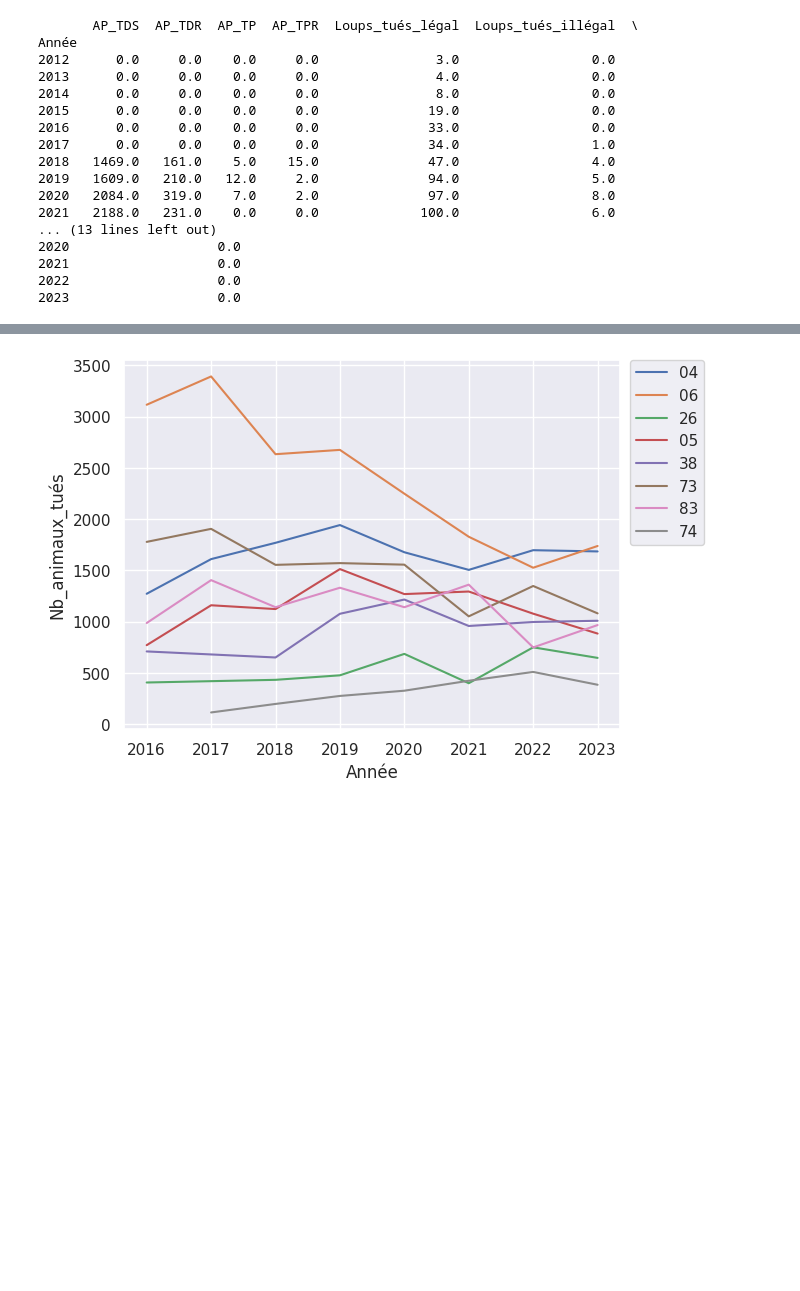
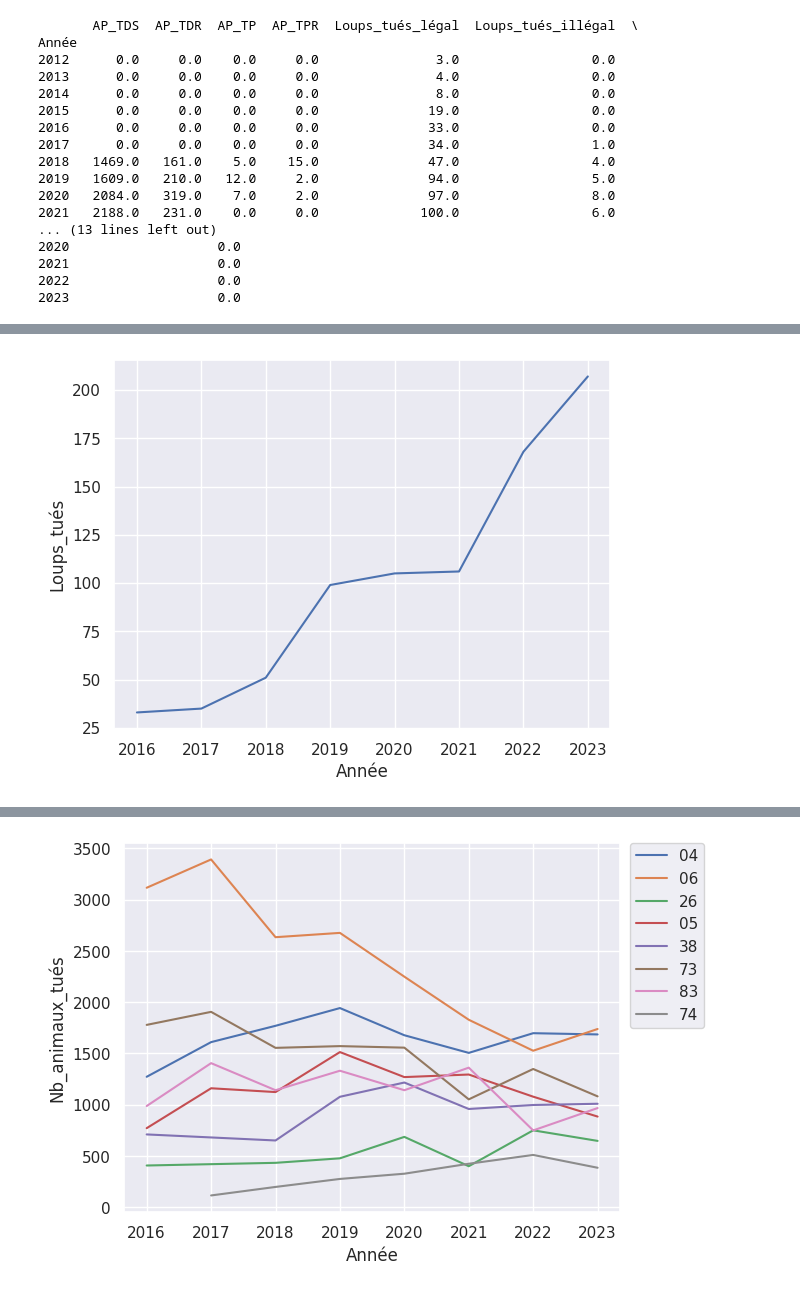
Before and after one commit to dthonon/pna_loup_suivi, a Jupyter notebook: notebook/Analyse_mortalité_loup.ipynb, the cells around one changed output, grey strips where cells are left out. Cells and saved outputs as stored; diff of their text form; code cells hidden in the pictures; blank space fills up the shorter version.

```diff
--- a/notebook/Analyse_mortalité_loup.ipynb
+++ b/notebook/Analyse_mortalité_loup.ipynb
@@ -112,0 +119,4 @@ sns.set_theme()
+# %%
+sns.lineplot(data=donnees_pna_y, x="Année", y="Loups_tués");
+# %% [output]
+[figure, added]
```
Also changed, not shown: parts of 7 cells of this notebook.
